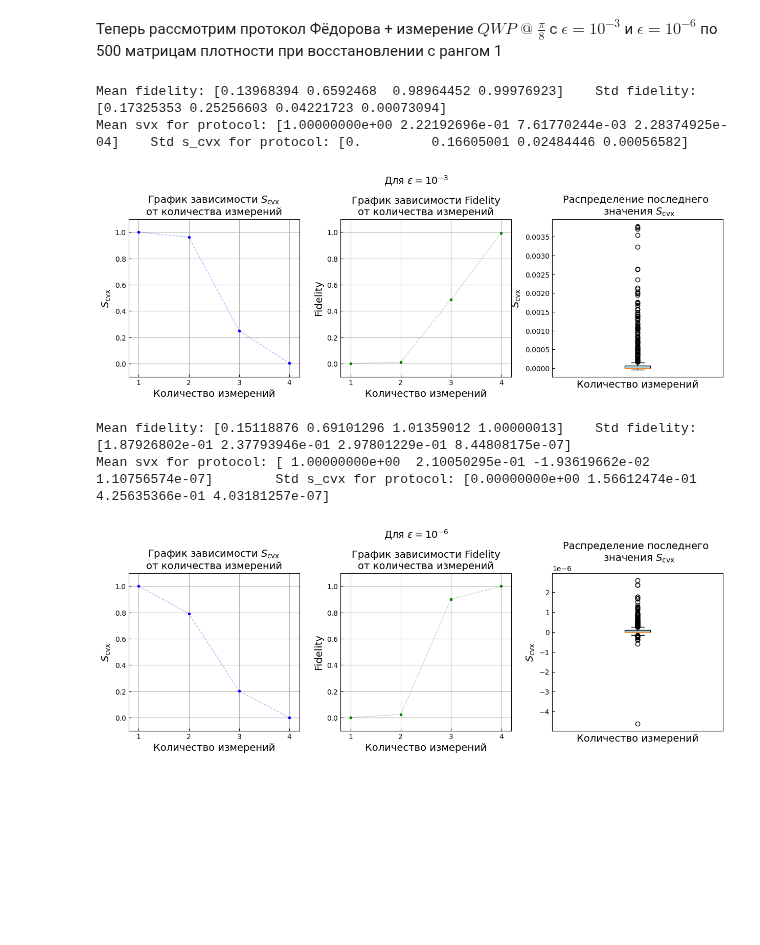
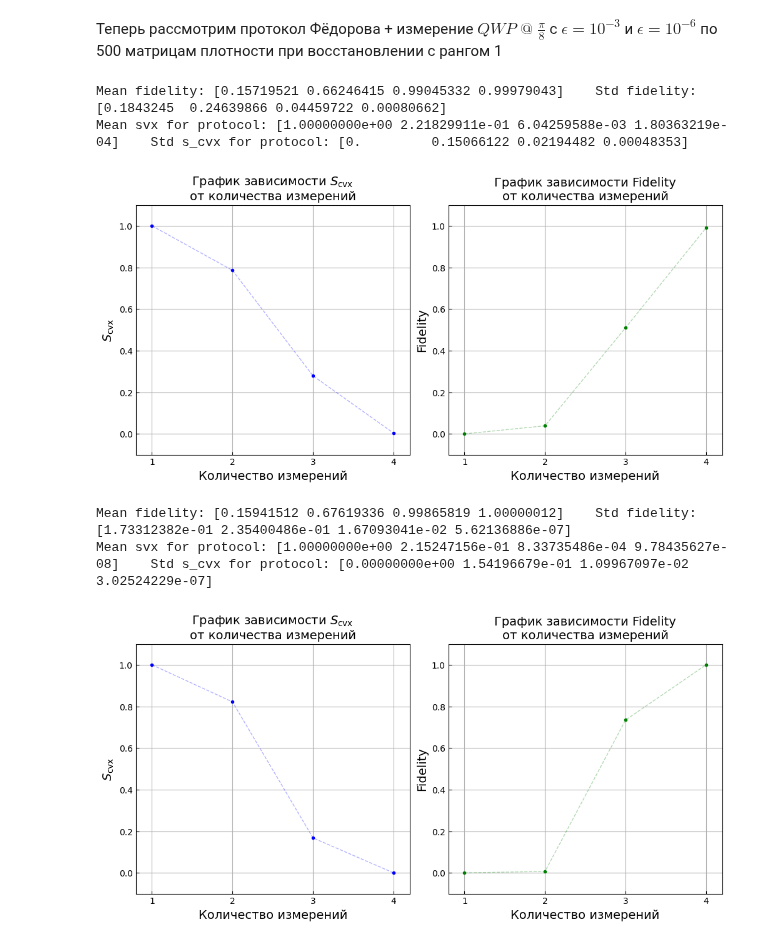
Before and after one commit to Denis-chupa/Quantum_tools, a Jupyter notebook: Tomography/src/research_data/different_protocol.ipynb, the cells around one changed output. Drawn from its saved outputs; the diff is of its cells as text; code cells hidden in the pictures; blank space fills up the shorter version.

```diff
--- a/Tomography/src/research_data/different_protocol.ipynb
+++ b/Tomography/src/research_data/different_protocol.ipynb
@@ -476,37 +474,37 @@ svx_list = []
 fidelity_list = []
 N = 500
 
 for i in tqdm(range(N)):
     svx_list_one_measurement, fidelity_list_one_measurement, fidelity_x_min, fidelity_x_max,\
     x_min_list, x_max_list, state_ml = tomography_1.main(rank_psevdoin=rank, epsilon_ml=10*-11, epsilon_act=10**-3,\
                                                          max_iters_in_semidefinite_program=10**8)
     for ind_min in range(len(x_min_list)):
         x_min_list[ind_min] = np.array([[complex(item) for item in row] for row in x_min_list[ind_min]])
     for ind_max in range(len(x_max_list)):
         x_max_list[ind_max] = np.array([[complex(item) for item in row] for row in x_max_list[ind_max]])
 
     fidelity_list_xmax_xmin = [tomography_1.Fidelity(x_min_list[0], x_max_list[0]), tomography_1.Fidelity(x_min_list[1], x_max_list[1]),\
                                tomography_1.Fidelity(x_min_list[2], x_max_list[2]), tomography_1.Fidelity(x_min_list[3], x_max_list[3])]
     if svx_list_one_measurement is not np.inf :
         svx_list.append(svx_list_one_measurement)
         fidelity_list.append(np.abs(fidelity_list_xmax_xmin))
 
 y = np.mean(np.array(svx_list),axis = 0)
 std = np.std(np.array(svx_list),axis = 0)
 fidelity_mean = np.mean((fidelity_list), axis = 0)
 fidelity_std = np.std(np.array(fidelity_list),axis = 0)
 
 s_cvx_max = np.max(np.array(svx_list),axis = 0)
 fidelity_min = np.min((fidelity_list), axis = 0)
 
 print("Mean fidelity:", fidelity_mean , "\tStd fidelity:", fidelity_std)
 print("Mean svx for protocol:", y,"\tStd s_cvx for protocol:", std)
 title = r"Для $\epsilon = 10^{-3}$" + "\n"
-pl_fid_s_cvx_distr(x, s_cvx_max, fidelity_min, np.array(svx_list)[:, -1], title)
+pl_fid_s_cvx(x, s_cvx_max, fidelity_min)
 # %% [output]
-Mean fidelity: [0.13968394 0.6592468  0.98964452 0.99976923]    Std fidelity: [0.17325353 0.25256603 0.04221723 0.00073094]
-Mean svx for protocol: [1.00000000e+00 2.22192696e-01 7.61770244e-03 2.28374925e-04]    Std s_cvx for protocol: [0.         0.16605001 0.02484446 0.00056582]
+Mean fidelity: [0.15719521 0.66246415 0.99045332 0.99979043]    Std fidelity: [0.1843245  0.24639866 0.04459722 0.00080662]
+Mean svx for protocol: [1.00000000e+00 2.21829911e-01 6.04259588e-03 1.80363219e-04]    Std s_cvx for protocol: [0.         0.15066122 0.02194482 0.00048353]
-[figure, old version]
+[figure, new version]
 # %%
 from Qutrit import*
 from Adaptive_compresive_cending_qutrit import*
@@ -520,7 +518,7 @@ plt.rcParams.update({
 })
 
 
-protocol = [Gl_2(pi / 8) @ Gl_8(0), Gl_2(pi / 8), np.diag((1,1,1)), Gl_4(pi / 8),]
+protocol = [Gl_2(pi / 8) @ Gl_8(0), Gl_2(pi / 8), np.diag((1,1,1)), Gl_4(pi / 8)]
 rank = 1
 tomography_1 = ACT(protocol, rank, 3)
 
@@ -555,8 +553,8 @@ fidelity_min = np.min((fidelity_list), axis = 0)
 print("Mean fidelity:", fidelity_mean , "\tStd fidelity:", fidelity_std)
 print("Mean svx for protocol:", y,"\tStd s_cvx for protocol:", std)
 title = r"Для $\epsilon = 10^{-6}$" + "\n"
-pl_fid_s_cvx_distr(x, s_cvx_max, fidelity_min, np.array(svx_list)[:, -1], title)
+pl_fid_s_cvx(x, s_cvx_max, fidelity_min)
 # %% [output]
-Mean fidelity: [0.15118876 0.69101296 1.01359012 1.00000013]    Std fidelity: [1.87926802e-01 2.37793946e-01 2.97801229e-01 8.44808175e-07]
-Mean svx for protocol: [ 1.00000000e+00  2.10050295e-01 -1.93619662e-02  1.10756574e-07]        Std s_cvx for protocol: [0.00000000e+00 1.56612474e-01 4.25635366e-01 4.03181257e-07]
+Mean fidelity: [0.15941512 0.67619336 0.99865819 1.00000012]    Std fidelity: [1.73312382e-01 2.35400486e-01 1.67093041e-02 5.62136886e-07]
+Mean svx for protocol: [1.00000000e+00 2.15247156e-01 8.33735486e-04 9.78435627e-08]    Std s_cvx for protocol: [0.00000000e+00 1.54196679e-01 1.09967097e-02 3.02524229e-07]
-[figure, old version]
+[figure, new version]
```
Also changed, not shown: parts of 5 cells of this notebook, 1 other file.
